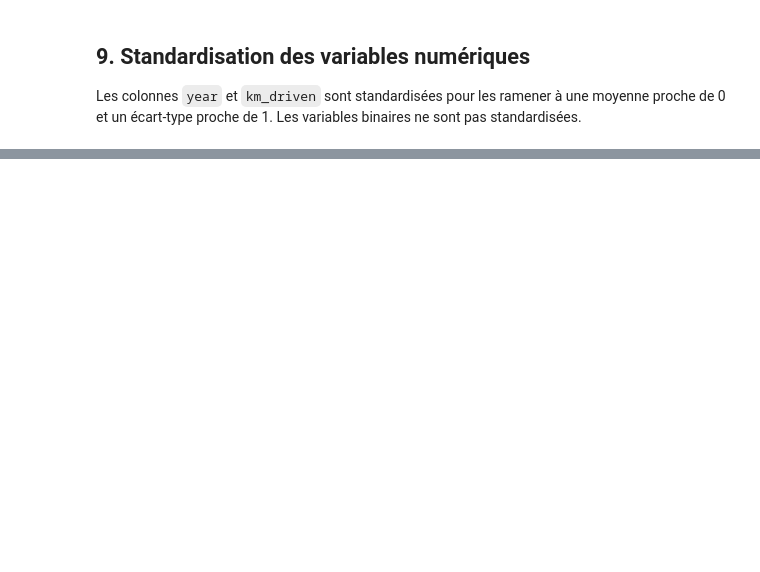
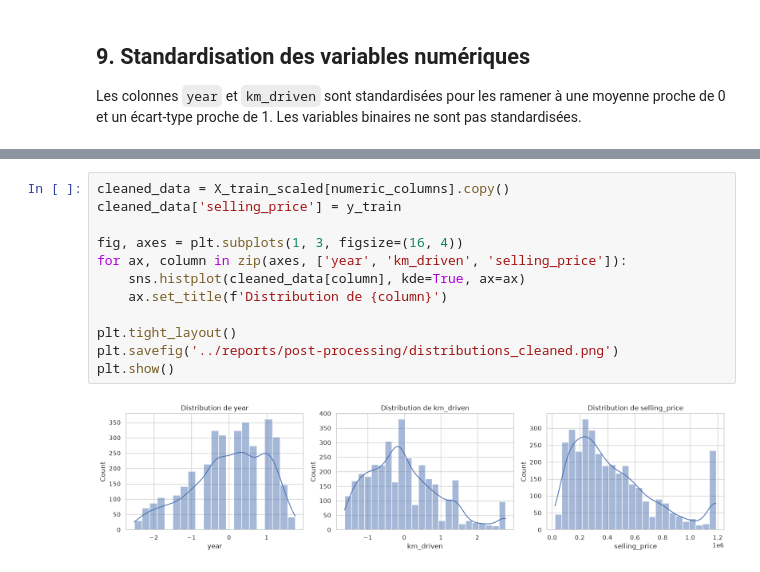
Before and after one commit to mo24ali/carsify, a Jupyter notebook: notebooks/01_eda_and_cleaning.ipynb, the cells around one changed output, grey strips where cells are left out. Saved outputs shown, nothing was run; the diff lists cells and outputs as text; blank space fills up the shorter version.

```diff
--- a/notebooks/01_eda_and_cleaning.ipynb
+++ b/notebooks/01_eda_and_cleaning.ipynb
@@ -302,0 +350,14 @@ X_train_scaled.head()
+# %%
+cleaned_data = X_train_scaled[numeric_columns].copy()
+cleaned_data['selling_price'] = y_train
+
+fig, axes = plt.subplots(1, 3, figsize=(16, 4))
+for ax, column in zip(axes, ['year', 'km_driven', 'selling_price']):
+    sns.histplot(cleaned_data[column], kde=True, ax=ax)
+    ax.set_title(f'Distribution de {column}')
+
+plt.tight_layout()
+plt.savefig('../reports/post-processing/distributions_cleaned.png')
+plt.show()
+# %% [output]
+[figure, added]
```
Also changed, not shown: parts of 15 cells of this notebook.
